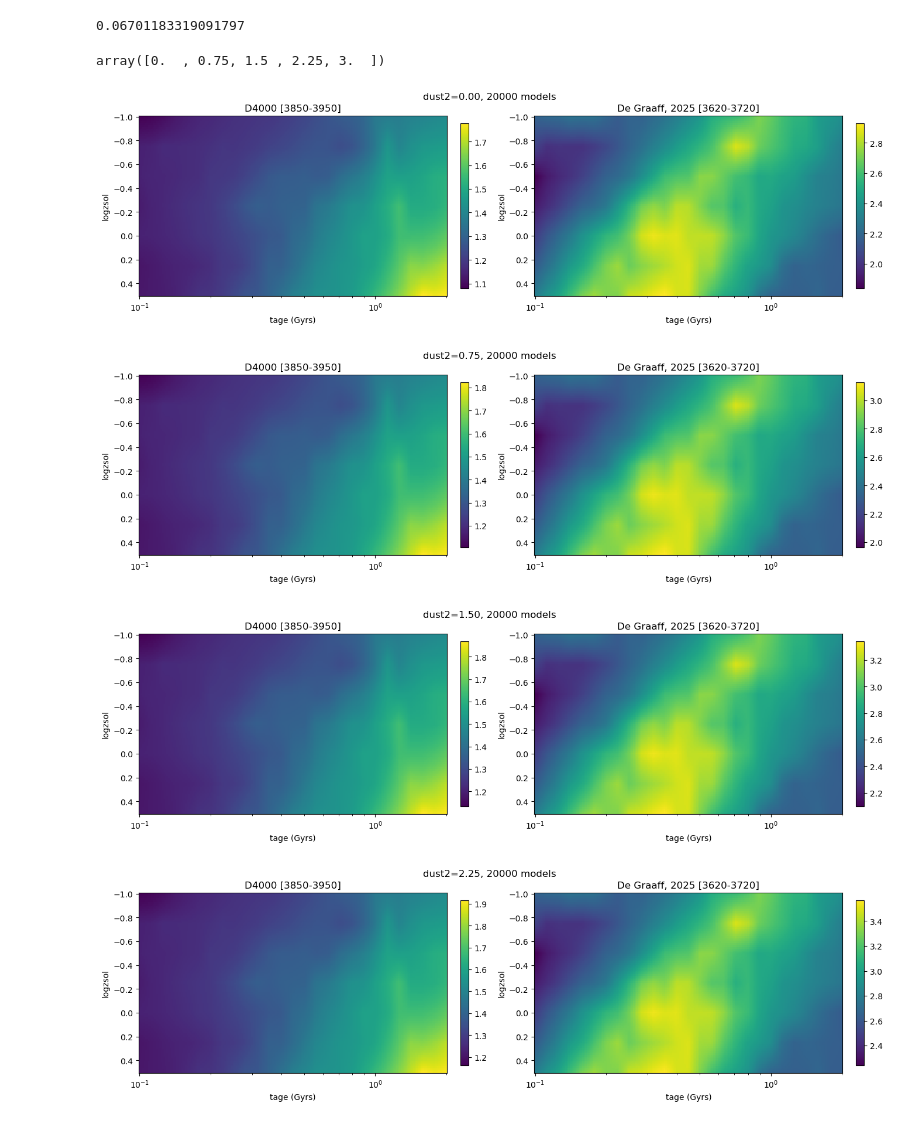
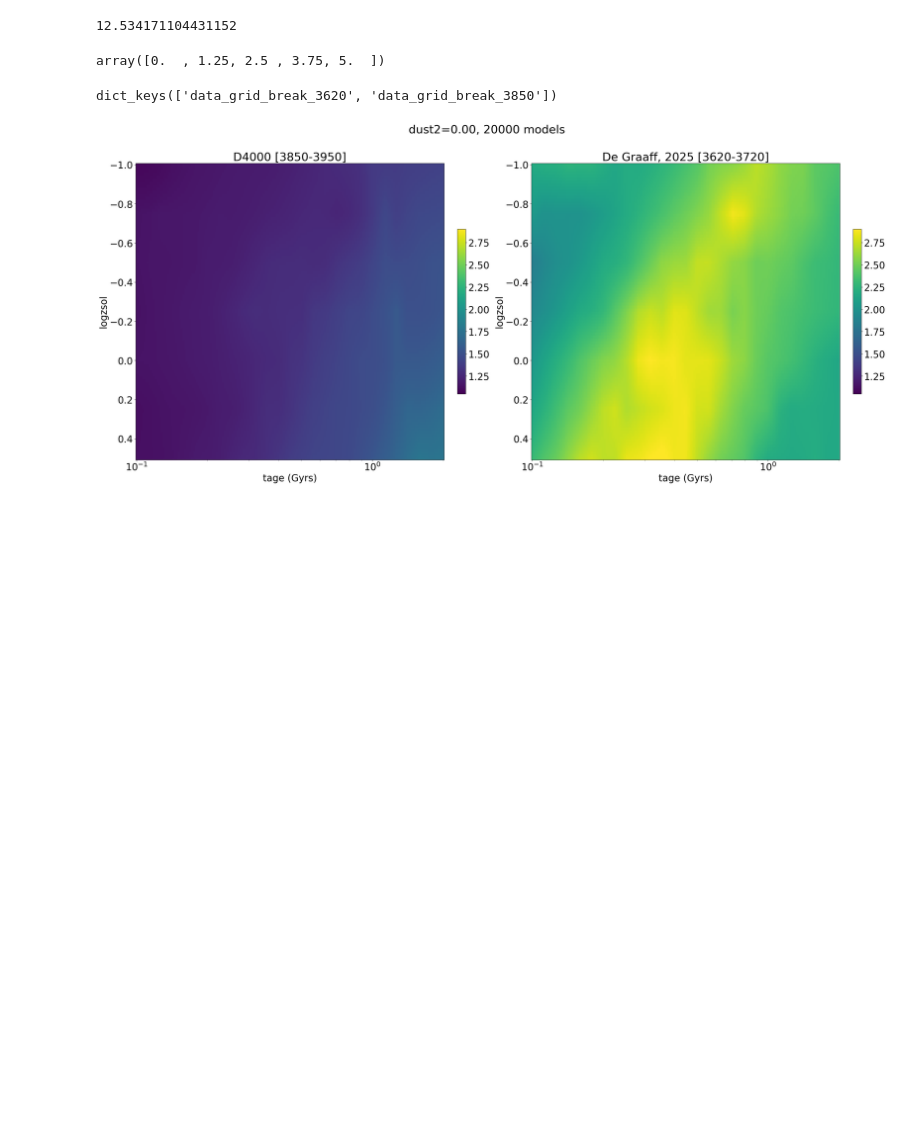
Before and after one commit to sem635NAU/REU, a Jupyter notebook: Notebooks/Notebook_7_2_2.ipynb, the cells around one changed output. Saved outputs shown, nothing was run; the diff lists cells and outputs as text; code cells hidden in the pictures; blank space fills up the shorter version.

```diff
--- a/Notebooks/Notebook_7_2_2.ipynb
+++ b/Notebooks/Notebook_7_2_2.ipynb
@@ -11,8 +11,8 @@ import time
 from tqdm import tqdm
 
 start = time.time()
-
-grid_ranges, run_params = getParams(100,5,200,dust=True)
+imf_type = 2
+grid_ranges, run_params = getParams(imf_type,100,5,200,dust=True)
 a = 1.0 + run_params['zred']
 
 logzs = grid_ranges['logzsol']
@@ -26,18 +26,18 @@ wspec, wphot = getWave(obs=obs, sps=sps, **run_params)
 end = time.time()
 print(end-start)
 # %% [output]
-0.06701183319091797
+12.534171104431152
 # %%
 dusts
 # %% [output]
-array([0.  , 0.75, 1.5 , 2.25, 3.  ])
+array([0.  , 1.25, 2.5 , 3.75, 5.  ])
 # %%
 data_grid_params = np.load('params_sps_100000.npy')
 data_grid_spec = np.load('specs_sps_100000.npy')
 # %%
 break_strengths = {}
 
-starts = np.linspace(3620, 3850, 231, dtype=int)
+starts = np.linspace(3620, 3850, 2, dtype=int)
 
 for start in starts:
 
@@ -57,37 +57,45 @@ for start in starts:
         data_grid_break[i_logz,i_dust,i_tage,:] = ratio
 
     break_strengths[f'data_grid_break_{start}'] = data_grid_break
+# %%
+break_strengths.keys()
+# %% [output]
+dict_keys(['data_grid_break_3620', 'data_grid_break_3850'])
+# %%
+rcParams['font.size'] = 25.0
 # %%
-for i_dust in range(len(dusts)):
+global_min = min(np.min(break_strengths['data_grid_break_3850'][:,0,:,0]), np.min(break_strengths['data_grid_break_3620'][:,0,:,0]))
+global_max = max(np.max(break_strengths['data_grid_break_3850'][:,0,:,0]), np.max(break_strengths['data_grid_break_3620'][:,0,:,0]))
 
-    fig, [ax1, ax2] = subplots(1,2, figsize=(16,4))
+global_min, global_max = 1.05, 2.9
+
+for i_dust in range(len(dusts[:1])):
+
+    fig, [ax1, ax2] = subplots(1,2, figsize=(34,14))
 
     X, Y = np.meshgrid(data_grid_params[0,0,:,4],  data_grid_params[:,0,0,2])
-    im1 = ax1.pcolormesh(X, Y, break_strengths['data_grid_break_3850'][:,i_dust,:,0], antialiased=False)
+    im1 = ax1.pcolormesh(X, Y, break_strengths['data_grid_break_3850'][:,i_dust,:,0], antialiased=False, vmin=global_min, vmax=global_max)
     ax1.set_xscale('log')
     ax1.invert_yaxis()
     fig.colorbar(im1, ax=ax1, fraction=0.025, pad=0.04)
     ax1.set_xlabel('tage (Gyrs)')
     ax1.set_ylabel('logzsol')
 
     X, Y = np.meshgrid(data_grid_params[0,0,:,4],  data_grid_params[:,0,0,2])
-    im2 = ax2.pcolormesh(X, Y, break_strengths['data_grid_break_3620'][:,i_dust,:,0], antialiased=False)
+    im2 = ax2.pcolormesh(X, Y, break_strengths['data_grid_break_3620'][:,i_dust,:,0], antialiased=False, vmin=global_min, vmax=global_max)
     ax2.set_xscale('log')
     ax2.invert_yaxis()
     fig.colorbar(im2, ax=ax2, fraction=0.025, pad=0.04)
     ax2.set_xlabel('tage (Gyrs)')
     ax2.set_ylabel('logzsol')
 
     ax1.set_title('D4000 [3850-3950]')
     ax2.set_title('De Graaff, 2025 [3620-3720]')
 
     fig.suptitle(f'dust2={dusts[i_dust]:.2f}, 20000 models')
 
-    # savefig(f'dust_{dusts[i_dust]}_age_vs_metallicity_100000.png')
+    # savefig(f'NORMALIZED_dust_{dusts[i_dust]}_age_vs_metallicity_20000.png')
 
     show()
 # %% [output]
-[figure, old version]
+[figure, new version]
-[figure, removed]
-[figure, removed]
-[figure, removed]
```
Also changed, not shown: parts of 1 cell of this notebook, 7 other files.
